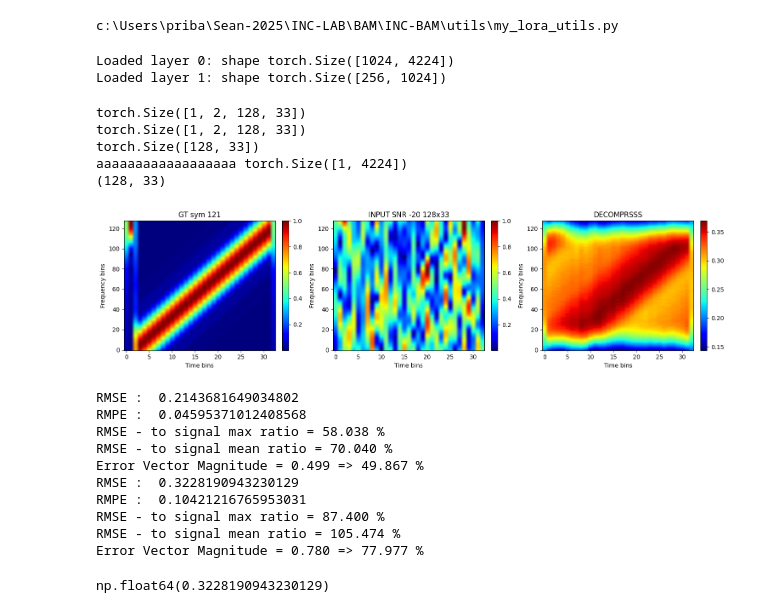
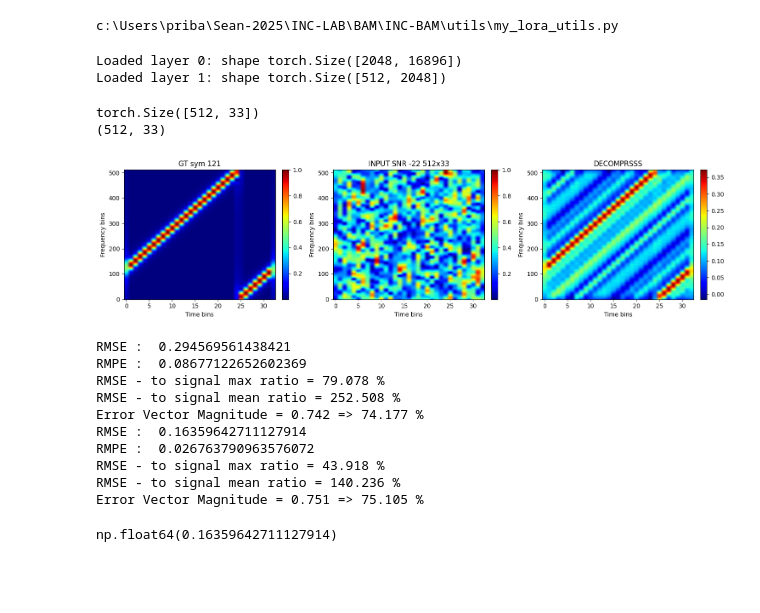
Before and after one commit to seanmantanhacker/INC-BAM, a Jupyter notebook: Model-experiment-4/main.ipynb, the cells around one changed output. Cells and saved outputs as stored; diff of their text form; code cells hidden in the pictures; blank space fills up the shorter version.

```diff
--- a/Model-experiment-4/main.ipynb
+++ b/Model-experiment-4/main.ipynb
@@ -19,71 +19,68 @@ print(utils.my_lora_utils.__file__)
 # %% [output]
 c:\Users\priba\Sean-2025\INC-LAB\BAM\INC-BAM\utils\my_lora_utils.py
 # %%
-sf = 7
+sf = 9
 bw = 125000
 fs = 1000000
 lora_init = LoRa(sf, bw)
-input_row = 128
+input_row = 512
 input_col = 33
 ## HOW TO LOAD WEIGHT
-layers = [input_col * input_row, 1024, 256] # <-- must match training
+layers = [input_col * input_row, 2048, 512] # <-- must match training
 
 multi_bam = MultiBAMv4(layers_dims=layers, eta=1e-5)
 # for i, bam in enumerate(multi_bam.bams):
 #     bam.W = np.load(f"weight_3840_1024_256_model2/weights_layer_{i}.npy")
 
 for i, bam in enumerate(multi_bam.bams):
-    w_np = np.load(f"weight_{input_row*input_col}_1024_256/weights_layer_{i}.npy")
+    w_np = np.load(f"weight_{input_row*input_col}_2048_256/weights_layer_{i}.npy")
     bam.W = torch.tensor(w_np, dtype=torch.float32, device=bam.device)
     print(f"Loaded layer {i}: shape {bam.W.shape}")
 # %% [output]
-Loaded layer 0: shape torch.Size([1024, 4224])
-Loaded layer 1: shape torch.Size([256, 1024])
+Loaded layer 0: shape torch.Size([2048, 16896])
+Loaded layer 1: shape torch.Size([512, 2048])
 # %%
 symbol1 = 128-7
 symbol2 = 300
 # EXAMPLE OF COMPRESS and DECOMPRESS
 seed = None
 x1 = lora_init.gen_symbol_fs(symbol1, sf=sf, bw=bw, Fs=1000000)  # you had Fs=int(bw*8)=1e6
 
 original_pisan = create_spectrogram_from_torch(x1,sf,bw,1000000,input_row,input_col,0,0,1,None)
 
-snr = -5
+snr = -22
 x = lora_init.awgn_iq_with_seed(x1,snr,seed)
 
-aa = create_spectrogram_from_torch(x,sf,bw,1000000,input_row,input_col,0,0,1,None)
+input_spec = create_spectrogram_from_torch(x,sf,bw,1000000,input_row,input_col,0,0,1,None)
 #### STEP 3 FLATTEN INPUT ########
-print(aa.shape)
-flat = aa.flatten().reshape(1, -1) # BEFORE COMPRESS MUST
-print("aaaaaaaaaaaaaaaaaa",flat.shape)
+print(input_spec.shape)
+flat = input_spec.flatten().reshape(1, -1) # BEFORE COMPRESS MUST
+
 out1 = multi_bam.compress(flat)
 out2 = multi_bam.decompress(out1)
 
 #### STEP 4 AFTER DECOMPRESS RESHAPE to INITIAL SHAPE ########
 reco_flat = out2.reshape(-1)  # AFTER DECOMPRESS MUST
 reco_spec = reco_flat.reshape(input_row, input_col)
 print(reco_spec.shape)
 
-array_a = [original_pisan,aa,reco_spec]
+array_a = [original_pisan,input_spec,reco_spec]
 
 show_multiple_spectrograms(array_a,[f'GT sym {symbol1}',f"INPUT SNR {snr} {input_row}x{input_col}","DECOMPRSSS"],3)
-check_simmilarity(reco_spec,aa)
+check_simmilarity(reco_spec,input_spec)
 check_simmilarity(reco_spec,original_pisan)
 # %% [output]
-torch.Size([1, 2, 128, 33])
-torch.Size([1, 2, 128, 33])
-torch.Size([128, 33])
-aaaaaaaaaaaaaaaaaa torch.Size([1, 4224])
-(128, 33)
+torch.Size([512, 33])
+(512, 33)
-[figure, old version]
+[figure, new version]
-RMSE :  0.2143681649034802
-RMPE :  0.04595371012408568
-RMSE - to signal max ratio = 58.038 %
-RMSE - to signal mean ratio = 70.040 %
-Error Vector Magnitude = 0.499 => 49.867 %
-RMSE :  0.3228190943230129
-RMPE :  0.10421216765953031
-RMSE - to signal max ratio = 87.400 %
-RMSE - to signal mean ratio = 105.474 %
-Error Vector Magnitude = 0.780 => 77.977 %
+RMSE :  0.294569561438421
+RMPE :  0.08677122652602369
+RMSE - to signal max ratio = 79.078 %
+RMSE - to signal mean ratio = 252.508 %
+Error Vector Magnitude = 0.742 => 74.177 %
+RMSE :  0.16359642711127914
+RMPE :  0.026763790963576072
+RMSE - to signal max ratio = 43.918 %
+RMSE - to signal mean ratio = 140.236 %
+Error Vector Magnitude = 0.751 => 75.105 %
-np.float64(0.3228190943230129)
+np.float64(0.16359642711127914)
```
Also changed, not shown: 4 other files.
